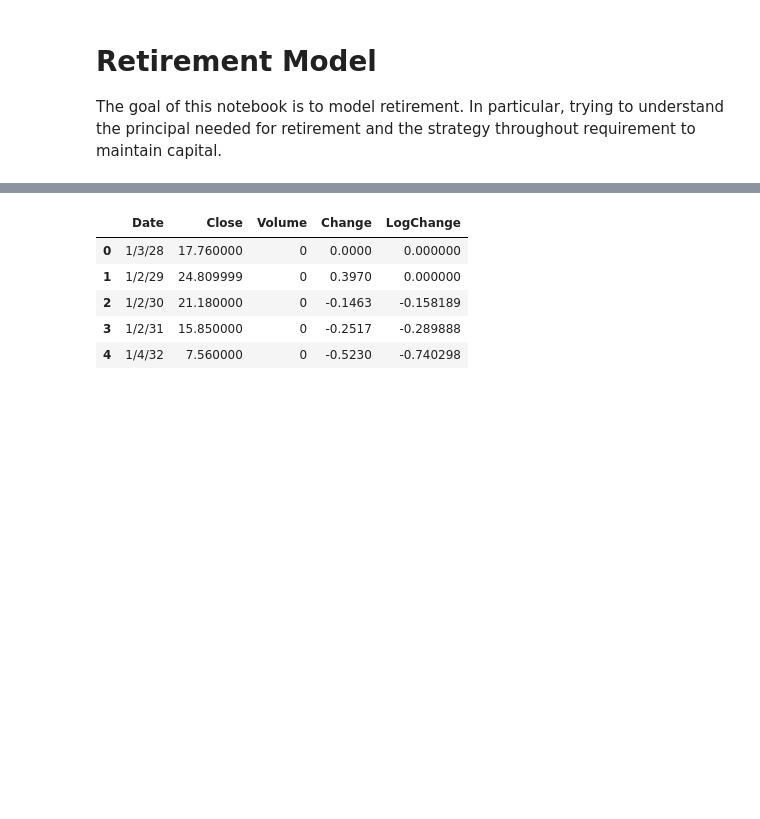
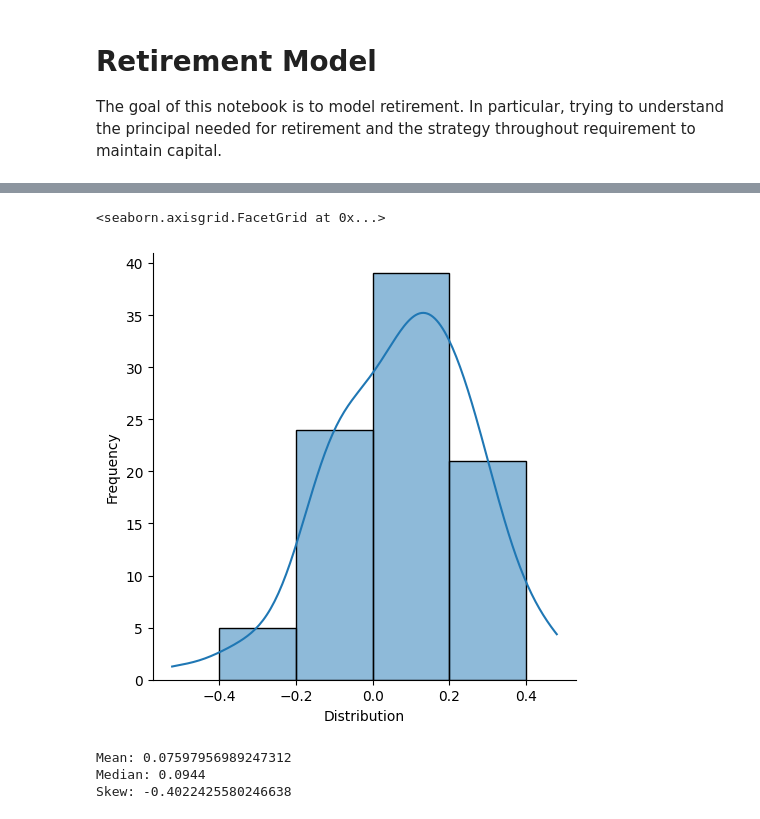
Before and after one commit to harlepengren/DataAnalysis, a Jupyter notebook: Retirement.ipynb, the cells around one changed output, grey strips where cells are left out. Saved outputs shown, nothing was run; the diff lists cells and outputs as text; code cells hidden in the pictures; blank space fills up the shorter version.

```diff
--- a/Retirement.ipynb
+++ b/Retirement.ipynb
@@ -10,10 +13,15 @@ import matplotlib.pyplot as plt
 # %%
 spx = pd.read_csv("https://raw.githubusercontent.com/harlepengren/DataAnalysis/main/data/SPX_annual.csv")
-spx.head()
+ax = sns.displot(spx["Change"],bins=[-0.4,-0.2,0,0.2,0.4],kde=True)
+ax.set(xlabel='Distribution', ylabel='Frequency')
 # %% [output]
-|  | Date | Close | Volume | Change | LogChange |
-| 0 | 1/3/28 | 17.760000 | 0 | 0.0000 | 0.000000 |
-| 1 | 1/2/29 | 24.809999 | 0 | 0.3970 | 0.000000 |
-| 2 | 1/2/30 | 21.180000 | 0 | -0.1463 | -0.158189 |
-| 3 | 1/2/31 | 15.850000 | 0 | -0.2517 | -0.289888 |
-| 4 | 1/4/32 | 7.560000 | 0 | -0.5230 | -0.740298 |
+<seaborn.axisgrid.FacetGrid at 0x...>
+[figure, added]
+# %%
+print("Mean:",np.mean(spx["Change"]))
+print("Median:",np.median(spx["Change"]))
+print("Skew:",scipy.stats.skew(spx["Change"]))
+# %% [output]
+Mean: 0.07597956989247312
+Median: 0.0944
+Skew: -0.4022425580246638
```
Also changed, not shown: parts of 18 cells of this notebook.
